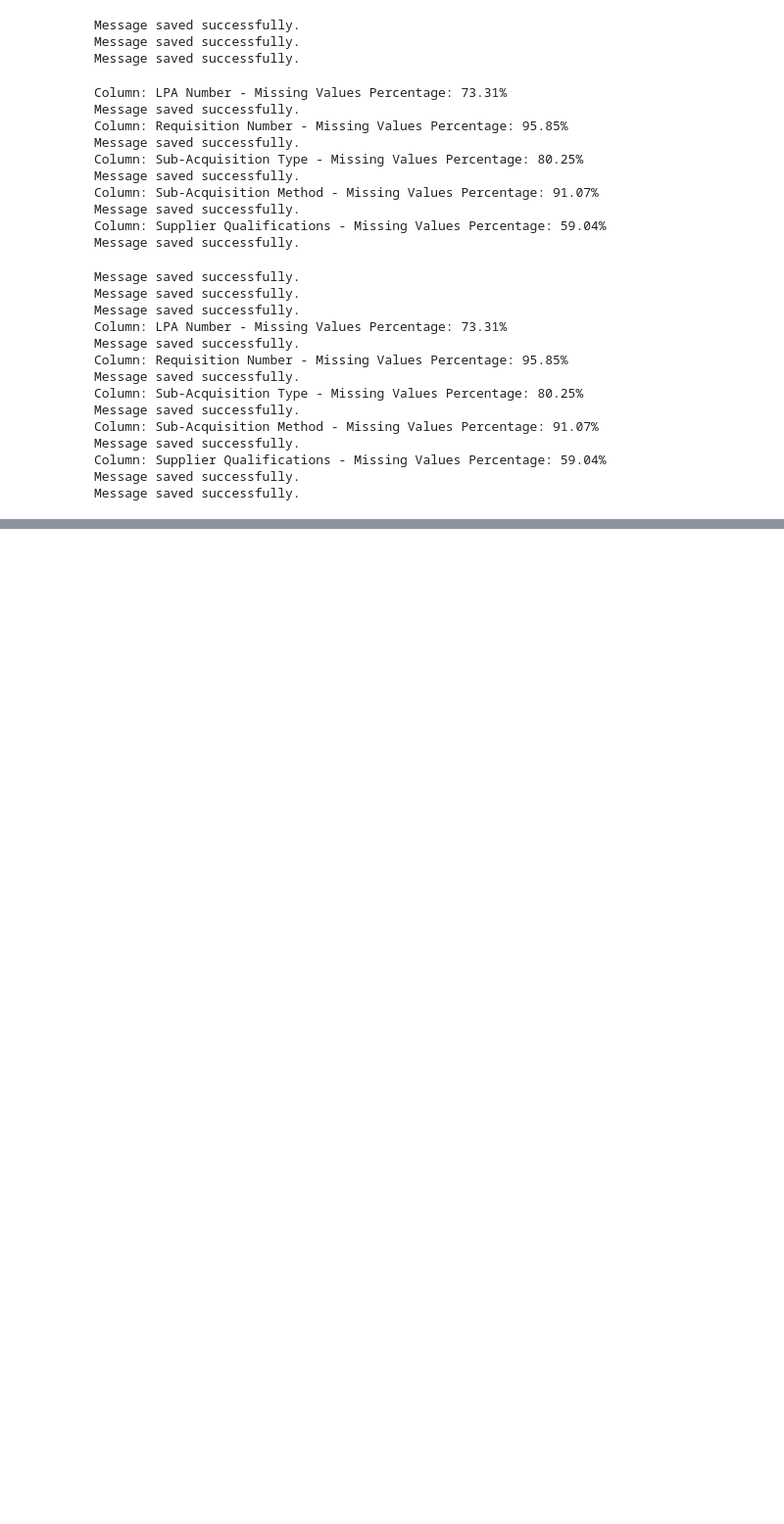
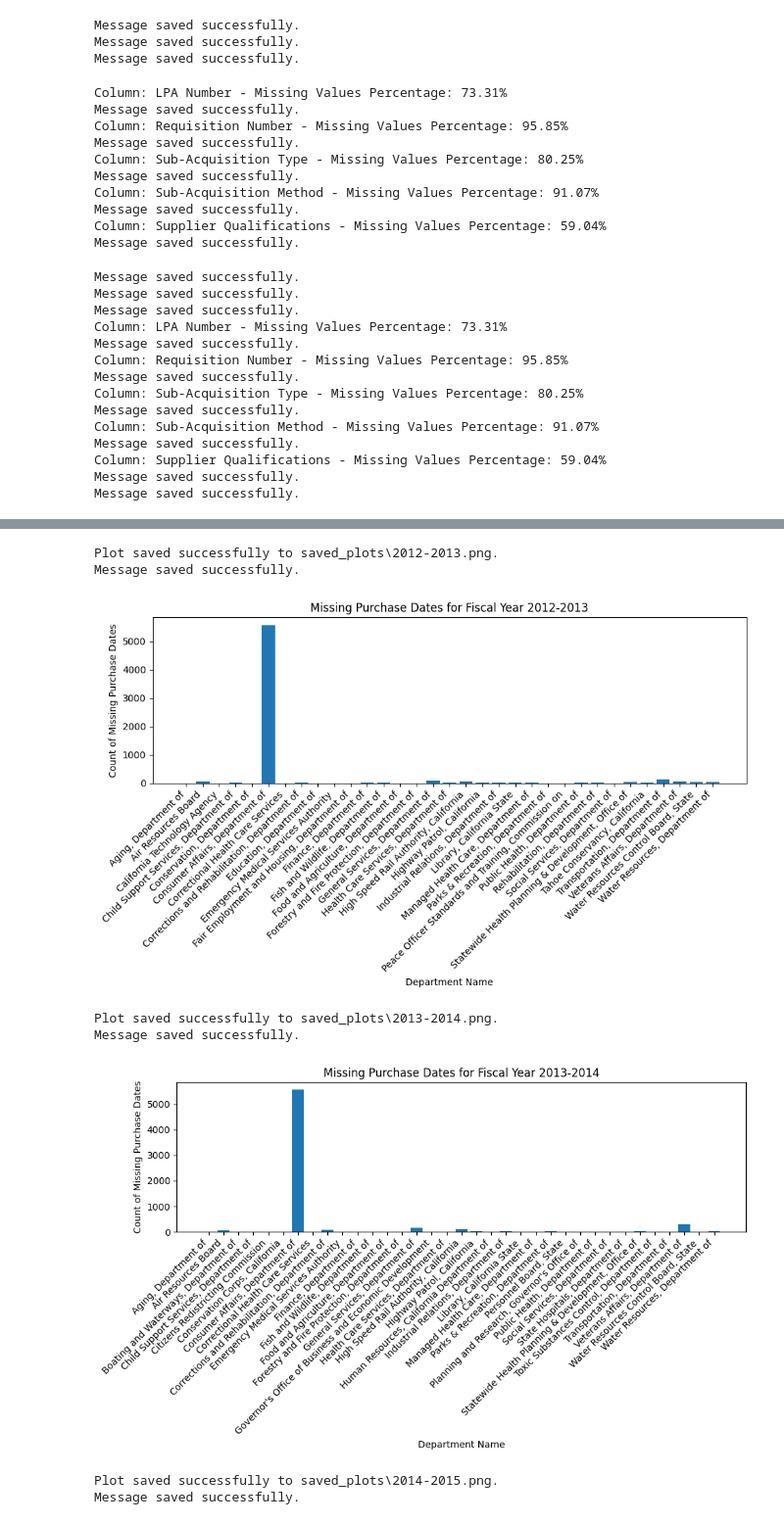
Before and after one commit to Elghandour-eng/Large-Purchases-by-the-State-of-CA-EDA, a Jupyter notebook: Data-Exploration.ipynb, the cells around one changed output, grey strips where cells are left out. Shown at 98% size. Drawn from its saved outputs; the diff is of its cells as text; code cells hidden in the pictures; blank space fills up the shorter version.

```diff
--- a/Data-Exploration.ipynb
+++ b/Data-Exploration.ipynb
@@ -106,8 +106,11 @@ Data exported successfully.
 # %%
 # Create Notes Files
 class Notes:
-    def __init__(self, file_path: str):
+    def __init__(self, file_path: str, plots_folder: str = 'saved_plots'):
         self.file_path = file_path
+        self.plots_folder = plots_folder or 'saved_plots'  # Use default if plots_folder is None or empty
+        # Ensure the plots folder exists
+        os.makedirs(self.plots_folder, exist_ok=True)
 
     def take_message(self, message: str) -> None:
         try:
@@ -116,20 +119,27 @@ class Notes:
             print("Message saved successfully.")
         except Exception as e:
             print(f"An error occurred while saving the message: {e}")
-    def save_plot(self, plot_func, image_path: str, *args, **kwargs) -> None:
+
+    def save_plot(self, plot_func, image_name: str, *args, **kwargs) -> None:
         """
-        Save a plot generated by a plotting function.
+        Save a plot generated by a plotting function and add a reference to the markdown file.
         :param plot_func: A function that generates a plot (e.g., sns.scatterplot, plt.plot).
-        :param image_path: The file path where the image will be saved.
+        :param image_name: The name of the image file to be saved.
         :param args: Positional arguments for the plotting function.
         :param kwargs: Keyword arguments for the plotting function.
         """
         try:
+            image_path = os.path.join(self.plots_folder, image_name)
             plt.figure()  # Create a new figure
             plot_func(*args, **kwargs)  # Call the plotting function with provided arguments
             plt.savefig(image_path)  # Save the current figure to the specified path
             plt.close()  # Close the figure to free up memory
             print(f"Plot saved successfully to {image_path}.")
+
+            # Add a reference to the markdown file
+            markdown_image_reference = f"![{image_name}]({image_path})\n"
+            self.take_message(markdown_image_reference)
+
         except Exception as e:
             print(f"An error occurred while saving the plot: {e}")
 
@@ -305,0 +492,38 @@ Message saved successfully.
+# %%
+# Group by 'Fiscal Year' and 'Department Name' and count missing values in 'Purchase Date'
+missing_values_by_year_dept = df.groupby(['Fiscal Year', 'Department Name'])['Purchase Date'].apply(lambda x: x.isnull().sum()).reset_index(name='Missing Count')
+
+# Filter to include only departments with missing values
+missing_values_by_year_dept = missing_values_by_year_dept[missing_values_by_year_dept['Missing Count'] > 0]
+
+# Get unique fiscal years
+fiscal_years = missing_values_by_year_dept['Fiscal Year'].unique()
+
+# Plotting
+for year in fiscal_years:
+    # Filter data for the current fiscal year and only departments with missing values
+    data_for_year = missing_values_by_year_dept[(missing_values_by_year_dept['Fiscal Year'] == year) & (missing_values_by_year_dept['Missing Count'] > 0)]
+
+    # Create a bar plot for the current fiscal year
+    plt.figure(figsize=(10, 6))
+    plt.bar(data_for_year['Department Name'], data_for_year['Missing Count'])
+
+    # Set labels and title
+    plt.xlabel('Department Name')
+    plt.ylabel('Count of Missing Purchase Dates')
+    plt.title(f'Missing Purchase Dates for Fiscal Year {year}')
+    plt.xticks(rotation=45, ha='right')
+    plt.tight_layout()
+    notes.save_plot(plt.plot, f"{year}.png", data_for_year['Department Name'], data_for_year['Missing Count'])
+
+    # Show plot
+    plt.show()
+# %% [output]
+Plot saved successfully to saved_plots\2012-2013.png.
+Message saved successfully.
+[figure, added]
+Plot saved successfully to saved_plots\2013-2014.png.
+Message saved successfully.
+[figure, added]
+Plot saved successfully to saved_plots\2014-2015.png.
+Message saved successfully.
```
Also changed, not shown: parts of 19 cells of this notebook, 10 other files.
